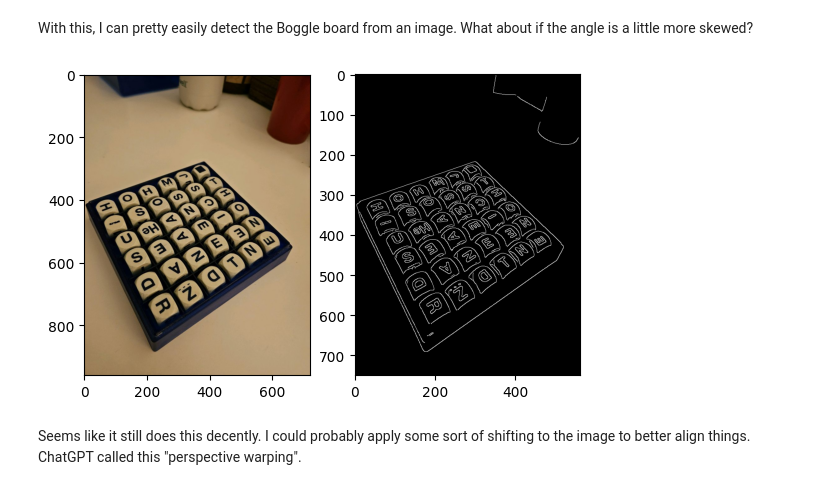
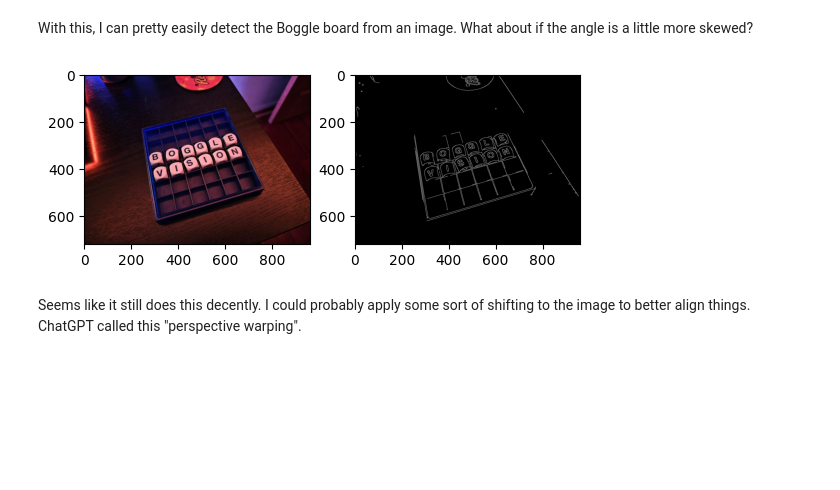
Before and after one commit to trevbook/boggle-vision, a Jupyter notebook: notebooks/01. Detecting a Boggle Board.ipynb, the cells around one changed output. Drawn from its saved outputs; the diff is of its cells as text; code cells hidden in the pictures; blank space fills up the shorter version.

```diff
--- a/notebooks/01. Detecting a Boggle Board.ipynb
+++ b/notebooks/01. Detecting a Boggle Board.ipynb
@@ -59,7 +59,7 @@ def apply_canny_edge_detection(img_path, resize_height=750,
         return edges, img
 
 
-def show_edge_detection(img_path):
+def show_edge_detection(img_path, resize_height=750):
     """
     This method will use Canny Edge Detection to find the edges of the image.
     Then, the original image and the edges will be plotted side-by-side using matplotlib.
@@ -69,7 +69,7 @@ def show_edge_detection(img_path):
     img = cv2.imread(img_path)
 
     # Apply Canny Edge Detection
-    edges = apply_canny_edge_detection(img_path)
+    edges = apply_canny_edge_detection(img_path, resize_height=resize_height)
 
     # Create figure and subplots
     fig, (ax1, ax2) = plt.subplots(1, 2)
@@ -90,9 +90,9 @@ show_edge_detection("data/test-pictures/easy-01.png")
 With this, I can pretty easily detect the Boggle board from an image. What about if the angle is a little more skewed?
 # %%
 # Show the edge detection of the medium-01.png image
-show_edge_detection("data/test-pictures/medium-01.png")
+show_edge_detection("data/test-pictures/fun-01.png")
 # %% [output]
-[figure, old version]
+[figure, new version]
 # %% [markdown]
 Seems like it still does this decently. I could probably apply some sort of shifting to the image to better align things. ChatGPT called this "perspective warping".
 # %% [markdown]
```
Also changed, not shown: 2 other files.
